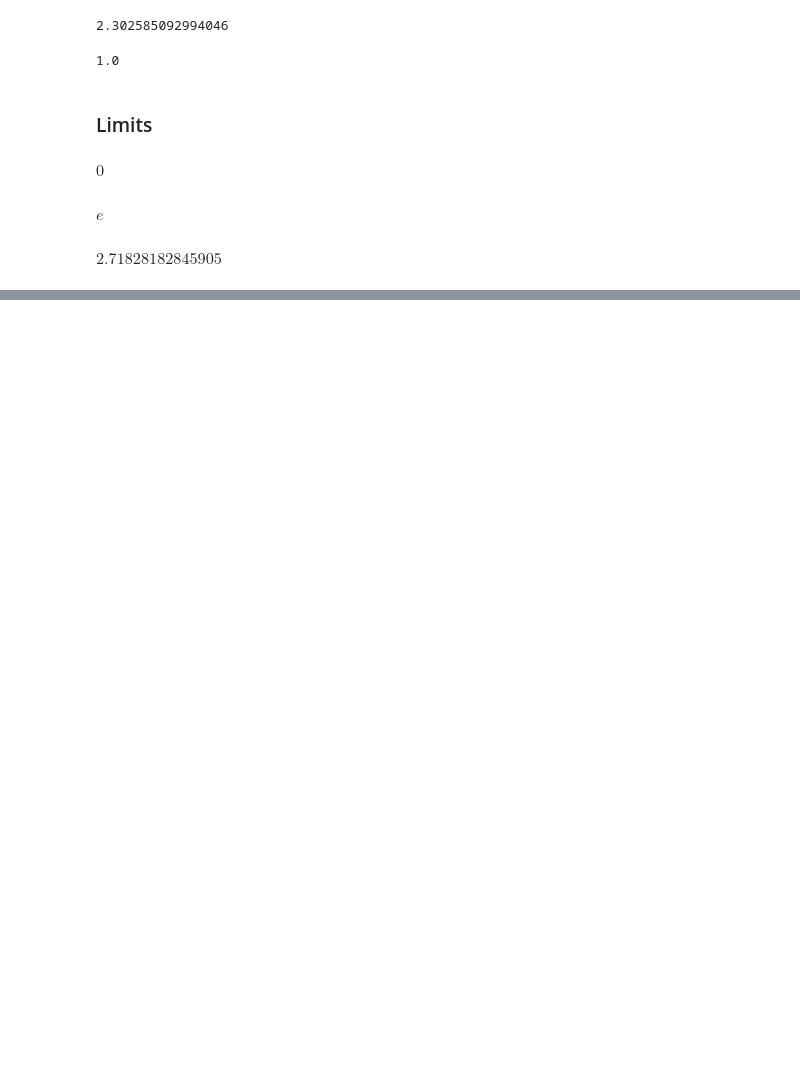
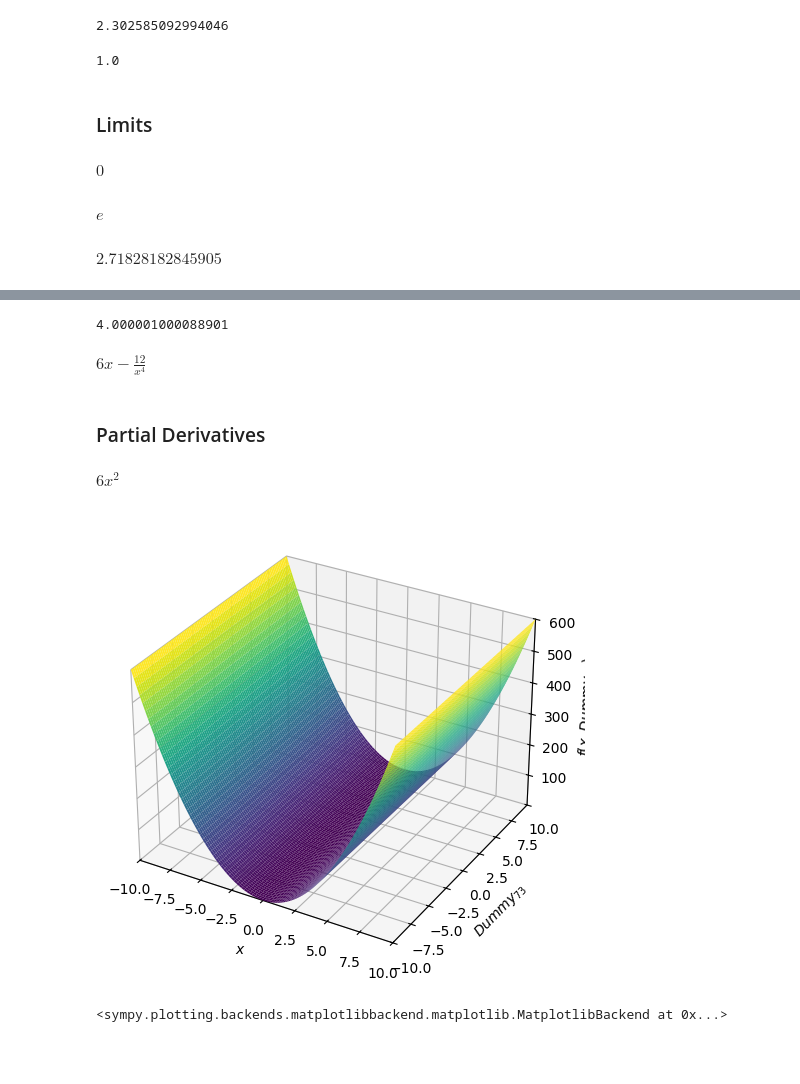
Before and after one commit to pydatakla/Maths, a Jupyter notebook: Notebooks/Basic Math and Calculus Review.ipynb, the cells around one changed output, grey strips where cells are left out. Drawn from its saved outputs; the diff is of its cells as text; code cells hidden in the pictures; blank space fills up the shorter version.

Commit message:
derivatives

```diff
--- a/Notebooks/Basic Math and Calculus Review.ipynb
+++ b/Notebooks/Basic Math and Calculus Review.ipynb
@@ -178,0 +188,11 @@ $\displaystyle 2.71828182845905$
+# %%
+derivative_x(my_function, 2, .000001)
+# %% [output]
+4.000001000088901
+# %%
+x = symbols('x', positive=True)
+f = 3*x**2 + 4*x**(-3)
+dx_f = diff(f)
+dx_f
+# %% [output]
+$\displaystyle 6 x - \frac{12}{x^{4}}$
@@ -178,0 +209,16 @@ $\displaystyle 2.71828182845905$
+# %% [markdown]
+<h3>Partial Derivatives</h3>
+# %%
+#derivatives of functions that have multiple input variables
+from sympy.plotting import plot3d
+f = 2*x**3 + 3*y**3
+diff(f, x)
+# %% [output]
+$\displaystyle 6 x^{2}$
+# %%
+plot3d(diff(f, x))
+# %% [output]
+[figure, added]
+<sympy.plotting.backends.matplotlibbackend.matplotlib.MatplotlibBackend at 0x...>
+# %% [markdown]
+#
```
Also changed, not shown: parts of 6 cells of this notebook.
